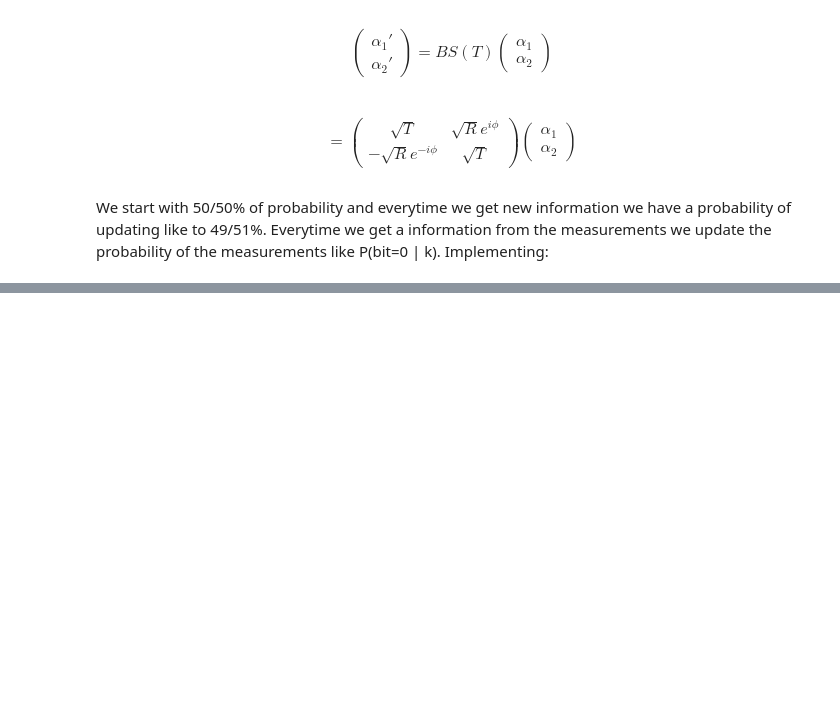
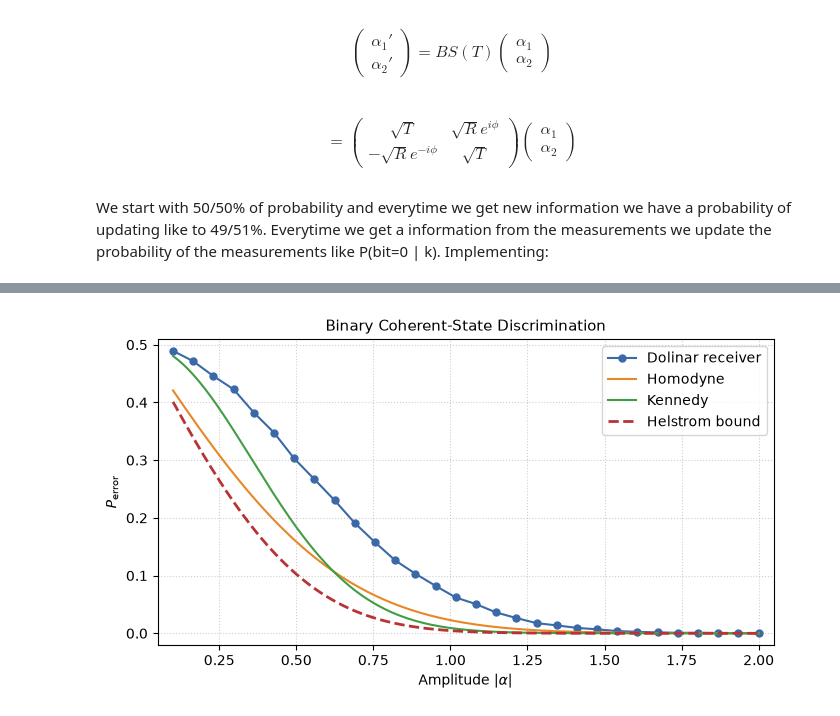
Before and after one commit to marianabagulho/final_project_Mariana_Ines_Andrew, a Jupyter notebook: Dolinar_Mariana.ipynb, the cells around one changed output, grey strips where cells are left out. Saved outputs shown, nothing was run; the diff lists cells and outputs as text; code cells hidden in the pictures; blank space fills up the shorter version.

```diff
--- a/Dolinar_Mariana.ipynb
+++ b/Dolinar_Mariana.ipynb
@@ -128,0 +131,54 @@ plt.show()
+# %%
+import numpy as np
+import matplotlib.pyplot as plt
+from scipy.special import erfc
+
+def dolinar_trial(alpha, n_slices=30):  #Divided pulse with feedback
+    tx_bit = np.random.choice([0, 1])
+    s = (alpha if tx_bit == 0 else -alpha) * np.sqrt(1.0 / n_slices)
+    a = alpha * np.sqrt(1.0 / n_slices)
+
+    p0 = 0.5  # Probability
+    for _ in range(n_slices):
+        # LO of Dolinar dependent of posteriori probability
+        beta = a if p0 >= 0.5 else -a
+
+        # 1 photon detection (Poisson)
+        k = 1 if np.random.poisson(np.abs(s + beta)**2) > 0 else 0
+
+        # Bayesian update
+        p_k0 = np.exp(-np.abs(a + beta)**2) if k == 0 else 1.0 - np.exp(-np.abs(a + beta)**2)
+        p_k1 = np.exp(-np.abs(-a + beta)**2) if k == 0 else 1.0 - np.exp(-np.abs(-a + beta)**2)
+
+        p0 = (p_k0 * p0) / (p_k0 * p0 + p_k1 * (1.0 - p0) + 1e-15)
+
+    return tx_bit != (0 if p0 >= 0.5 else 1)
+
+# Theoretical bounds
+helstrom = lambda a: 0.5 * (1.0 - np.sqrt(1.0 - np.exp(-4.0 * (a**2))))
+kennedy  = lambda a: 0.5 * np.exp(-4.0 * (a**2))
+homodyne = lambda a: 0.5 * erfc(np.sqrt(2.0) * a)
+
+# Monte Carlo
+alphas = np.linspace(0.1, 2.0, 30)
+ber = [np.mean([dolinar_trial(a) for _ in range(20_000)]) for a in alphas]
+a_fine = np.linspace(0.1, 2.0, 200)
+
+# Graphic
+plt.figure(figsize=(7, 4))
+plt.plot(alphas, ber, 'o-', color='#3b69a8', label='Dolinar receiver', markersize=5)
+plt.plot(a_fine, homodyne(a_fine), '-', color='#e78726', label='Homodyne')
+plt.plot(a_fine, kennedy(a_fine), '-', color='#419d44', label='Kennedy')
+plt.plot(a_fine, helstrom(a_fine), '--', color='#b83333', linewidth=2, label='Helstrom bound')
+
+plt.title('Binary Coherent-State Discrimination', fontsize=11)
+plt.xlabel(r'Amplitude $|\alpha|$')
+plt.ylabel(r'$P_{\mathrm{error}}$')
+plt.grid(True, linestyle=':', alpha=0.6)
+plt.legend()
+plt.xlim(0.05, 2.05)
+plt.ylim(-0.02, 0.51)
+plt.tight_layout()
+plt.show()
+# %% [output]
+[figure, added]
```
Also changed, not shown: parts of 1 cell of this notebook.
